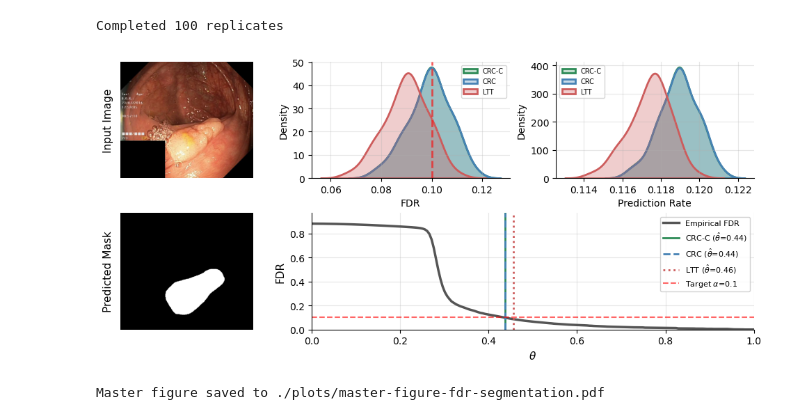
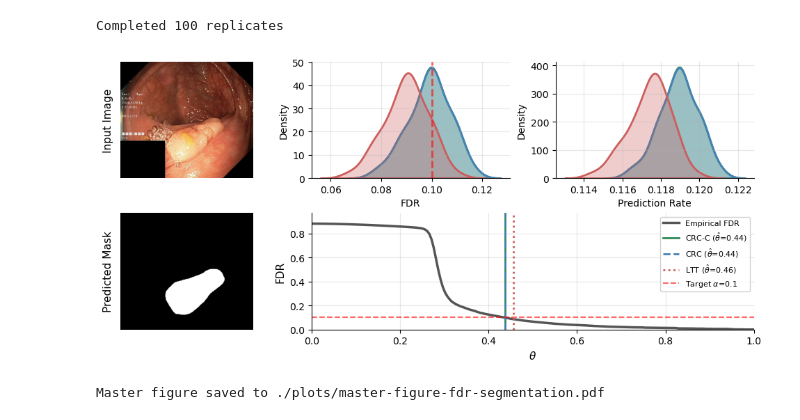
Before and after one commit to aangelopoulos/nonmonotonic-crc, a Jupyter notebook: fdr_tumor/tumor-segmentation.ipynb, the cells around one changed output. Drawn from its saved outputs; the diff is of its cells as text; code cells hidden in the pictures.

Commit message:
[figures in good shape]

```diff
--- a/fdr_tumor/tumor-segmentation.ipynb
+++ b/fdr_tumor/tumor-segmentation.ipynb
@@ -225,7 +225,6 @@ sns.kdeplot(results_experiment['ltt_fdr'], ax=ax_fdr_kde, label='LTT',
 ax_fdr_kde.axvline(x=alpha, linewidth=2, linestyle='--', color='red', alpha=0.6)
 ax_fdr_kde.set_xlabel('FDR', fontsize=10)
 ax_fdr_kde.set_ylabel('Density', fontsize=10)
-ax_fdr_kde.legend(fontsize=7, loc='upper right')
 ax_fdr_kde.grid(True, alpha=0.3)
 sns.despine(ax=ax_fdr_kde)
 
@@ -238,34 +237,33 @@ sns.kdeplot(results_experiment['ltt_pred_rate'], ax=ax_pred_kde, label='LTT',
             color='#CD5C5C', linewidth=2, fill=True, alpha=0.3)
 ax_pred_kde.set_xlabel('Prediction Rate', fontsize=10)
 ax_pred_kde.set_ylabel('Density', fontsize=10)
-ax_pred_kde.legend(fontsize=7, loc='upper left')
 ax_pred_kde.grid(True, alpha=0.3)
 sns.despine(ax=ax_pred_kde)
 
 # Bottom right: FDR curve (spans columns 1-2)
 ax_fdr = fig.add_subplot(gs[1, 1:])
 ax_fdr.plot(thetas_viz, fdr_curve, label='Empirical FDR', linewidth=2.5, color='#555555')
 ax_fdr.axvline(x=results_conservative['theta_hat'], linewidth=2, linestyle='-',
                label=f"CRC-C ($\\hat{{\\theta}}$={results_conservative['theta_hat']:.2f})", color='#2E8B57')
 ax_fdr.axvline(x=results_standard['theta_hat'], linewidth=2, linestyle='--',
                label=f"CRC ($\\hat{{\\theta}}$={results_standard['theta_hat']:.2f})", color='#4682B4')
 ax_fdr.axvline(x=results_ltt['theta_hat'], linewidth=2, linestyle=':',
                label=f"LTT ($\\hat{{\\theta}}$={results_ltt['theta_hat']:.2f})", color='#CD5C5C')
 ax_fdr.axhline(y=alpha, linewidth=1.5, linestyle='--',
                label=f'Target $\\alpha$={alpha}', color='red', alpha=0.6)
 ax_fdr.set_xlabel('$\\theta$', fontsize=11)
 ax_fdr.set_ylabel('FDR', fontsize=11)
 ax_fdr.legend(fontsize=8, loc='upper right', framealpha=0.9)
 ax_fdr.set_xlim([0, 1])
 ax_fdr.set_ylim([0, min(1.0, fdr_curve.max() * 1.1)])
 ax_fdr.grid(True, alpha=0.3)
 sns.despine(ax=ax_fdr)
 
 os.makedirs('./plots', exist_ok=True)
 plt.savefig('./plots/master-figure-fdr-segmentation.pdf', dpi=300, bbox_inches='tight')
 plt.show()
 
 print("Master figure saved to ./plots/master-figure-fdr-segmentation.pdf")
 # %% [output]
-[figure, old version]
+[figure, new version]
 Master figure saved to ./plots/master-figure-fdr-segmentation.pdf
```
Also changed, not shown: 3 other files.
